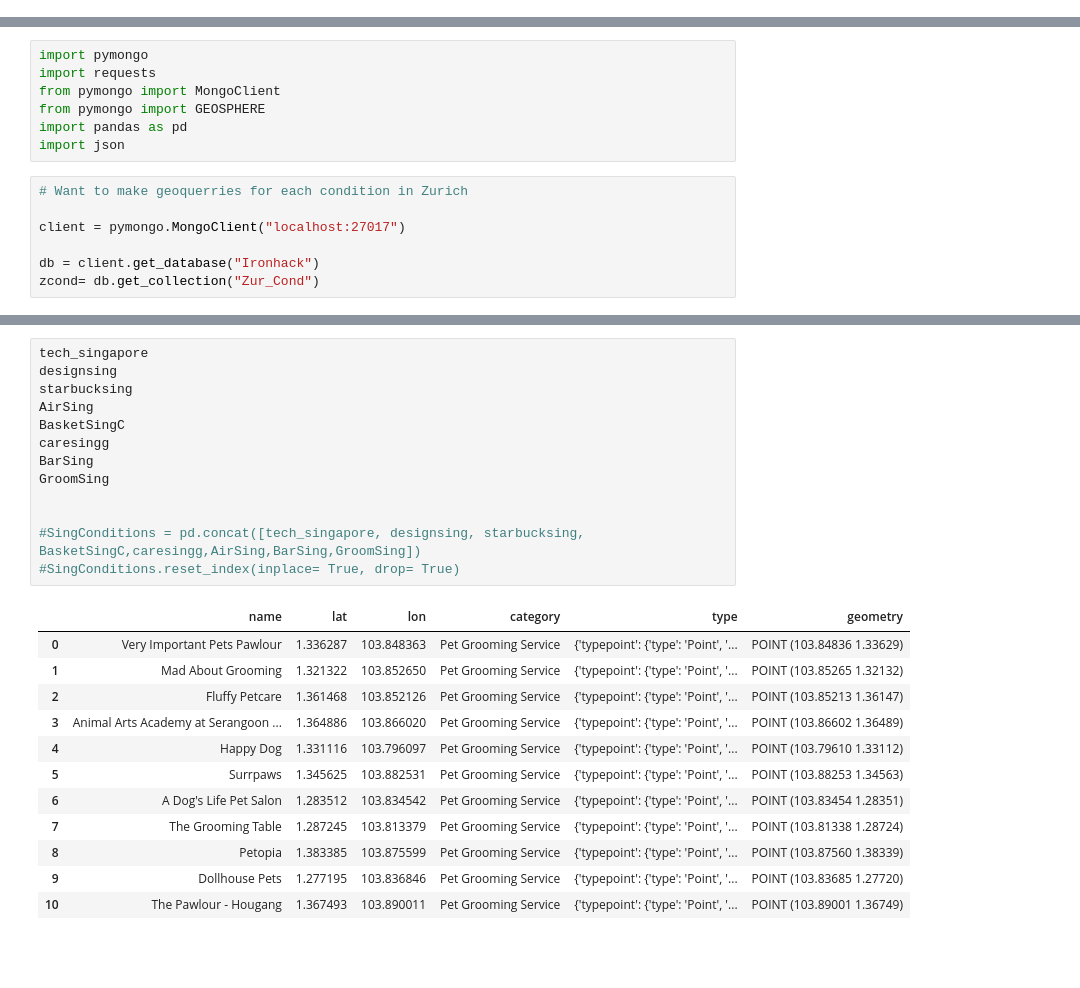
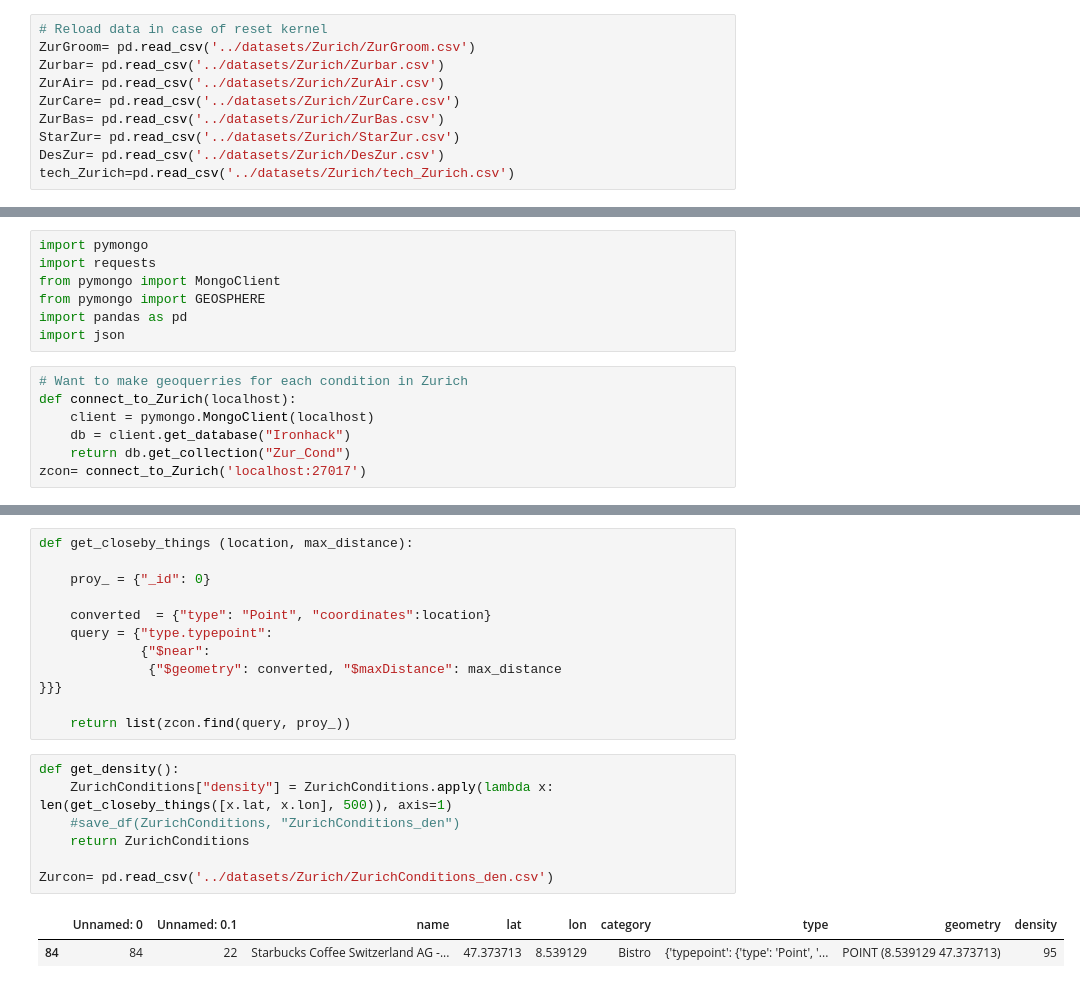
Before and after one commit to casoncalvet/Project_3, a Jupyter notebook: code/my-code.ipynb, the cells around one changed output, grey strips where cells are left out. Saved outputs shown, nothing was run; the diff lists cells and outputs as text; blank space fills up the shorter version.

```diff
--- a/code/my-code.ipynb
+++ b/code/my-code.ipynb
@@ -365,3 +513,13 @@ ZurGroom.reset_index(inplace= True, drop= True)
+# %%
+# Reload data in case of reset kernel
+ZurGroom= pd.read_csv('../datasets/Zurich/ZurGroom.csv')
+Zurbar= pd.read_csv('../datasets/Zurich/Zurbar.csv')
+ZurAir= pd.read_csv('../datasets/Zurich/ZurAir.csv')
+ZurCare= pd.read_csv('../datasets/Zurich/ZurCare.csv')
+ZurBas= pd.read_csv('../datasets/Zurich/ZurBas.csv')
+StarZur= pd.read_csv('../datasets/Zurich/StarZur.csv')
+DesZur= pd.read_csv('../datasets/Zurich/DesZur.csv')
+tech_Zurich=pd.read_csv('../datasets/Zurich/tech_Zurich.csv')
 # %%
 # Make geodf for each condition in Zurich
 Zur_geotech = gpd.GeoDataFrame(tech_Zurich, geometry=gpd.points_from_xy(tech_Zurich["lon"], tech_Zurich["lat"]))
@@ -498,9 +645,9 @@ import pandas as pd
 import json
 # %%
 # Want to make geoquerries for each condition in Zurich
-
-client = pymongo.MongoClient("localhost:27017")
-
-db = client.get_database("Ironhack")
-zcond= db.get_collection("Zur_Cond")
+def connect_to_Zurich(localhost):
+    client = pymongo.MongoClient(localhost)
+    db = client.get_database("Ironhack")
+    return db.get_collection("Zur_Cond")
+zcon= connect_to_Zurich('localhost:27017')
 # %%
@@ -584,26 +666,22 @@ designsing= Cats_Des_Sing(designsing)
-# %%
-tech_singapore
-designsing
-starbucksing
-AirSing
-BasketSingC
-caresingg
-BarSing
-GroomSing
-
-
-#SingConditions = pd.concat([tech_singapore, designsing, starbucksing, BasketSingC,caresingg,AirSing,BarSing,GroomSing])
-#SingConditions.reset_index(inplace= True, drop= True)
-# %% [output]
-|  | name | lat | lon | category | type | geometry |
-| 0 | Very Important Pets Pawlour | 1.336287 | 103.848363 | Pet Grooming Service | {'typepoint': {'type': 'Point', '... | POINT (103.84836 1.33629) |
-| 1 | Mad About Grooming | 1.321322 | 103.852650 | Pet Grooming Service | {'typepoint': {'type': 'Point', '... | POINT (103.85265 1.32132) |
-| 2 | Fluffy Petcare | 1.361468 | 103.852126 | Pet Grooming Service | {'typepoint': {'type': 'Point', '... | POINT (103.85213 1.36147) |
-| 3 | Animal Arts Academy at Serangoon ... | 1.364886 | 103.866020 | Pet Grooming Service | {'typepoint': {'type': 'Point', '... | POINT (103.86602 1.36489) |
-| 4 | Happy Dog | 1.331116 | 103.796097 | Pet Grooming Service | {'typepoint': {'type': 'Point', '... | POINT (103.79610 1.33112) |
-| 5 | Surrpaws | 1.345625 | 103.882531 | Pet Grooming Service | {'typepoint': {'type': 'Point', '... | POINT (103.88253 1.34563) |
-| 6 | A Dog's Life Pet Salon | 1.283512 | 103.834542 | Pet Grooming Service | {'typepoint': {'type': 'Point', '... | POINT (103.83454 1.28351) |
-| 7 | The Grooming Table | 1.287245 | 103.813379 | Pet Grooming Service | {'typepoint': {'type': 'Point', '... | POINT (103.81338 1.28724) |
-| 8 | Petopia | 1.383385 | 103.875599 | Pet Grooming Service | {'typepoint': {'type': 'Point', '... | POINT (103.87560 1.38339) |
-| 9 | Dollhouse Pets | 1.277195 | 103.836846 | Pet Grooming Service | {'typepoint': {'type': 'Point', '... | POINT (103.83685 1.27720) |
-| 10 | The Pawlour - Hougang | 1.367493 | 103.890011 | Pet Grooming Service | {'typepoint': {'type': 'Point', '... | POINT (103.89001 1.36749) |
+# %%
+def get_closeby_things (location, max_distance):
+
+    proy_ = {"_id": 0}
+
+    converted  = {"type": "Point", "coordinates":location}
+    query = {"type.typepoint":
+             {"$near":
+              {"$geometry": converted, "$maxDistance": max_distance
+}}}
+
+    return list(zcon.find(query, proy_))
+# %%
+def get_density():
+    ZurichConditions["density"] = ZurichConditions.apply(lambda x: len(get_closeby_things([x.lat, x.lon], 500)), axis=1)
+    #save_df(ZurichConditions, "ZurichConditions_den")
+    return ZurichConditions
+
+Zurcon= pd.read_csv('../datasets/Zurich/ZurichConditions_den.csv')
+# %% [output]
+|  | Unnamed: 0 | Unnamed: 0.1 | name | lat | lon | category | type | geometry | density |
+| 84 | 84 | 22 | Starbucks Coffee Switzerland AG -... | 47.373713 | 8.539129 | Bistro | {'typepoint': {'type': 'Point', '... | POINT (8.539129 47.373713) | 95 |
```
Also changed, not shown: parts of 119 cells of this notebook, 41 other files.
